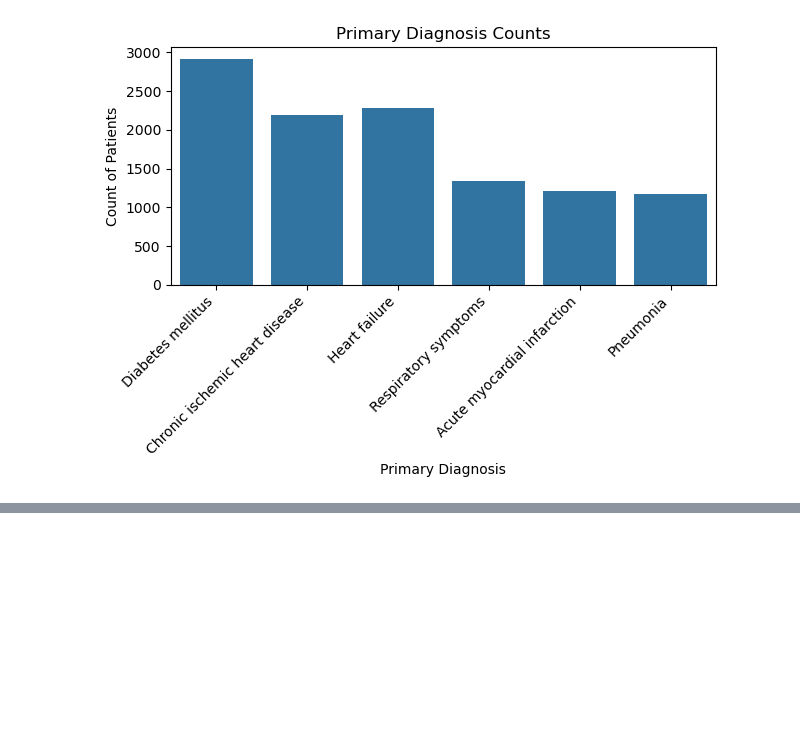
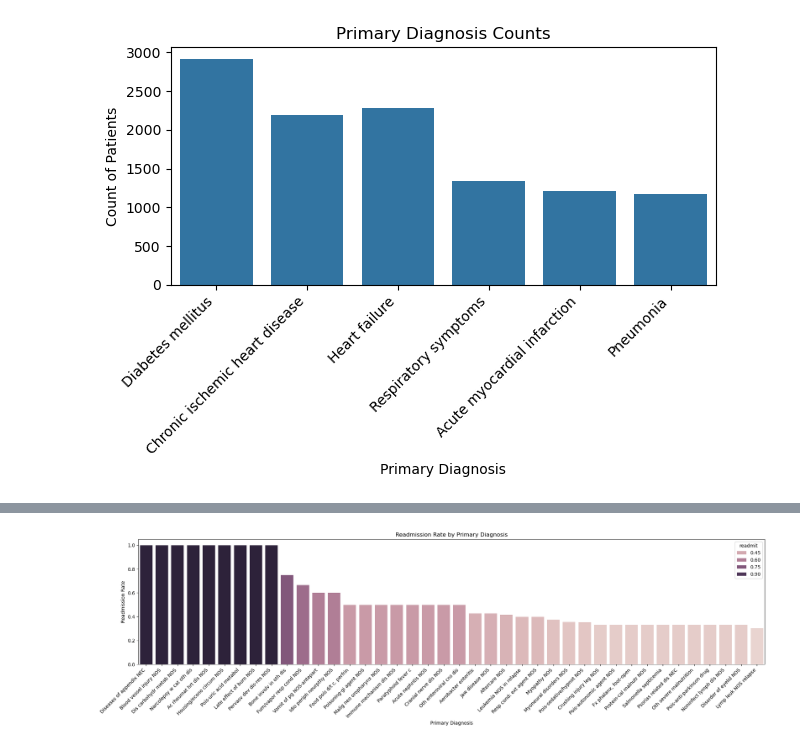
Before and after one commit to tonyinarula/Kaggle-Diabetes, a Jupyter notebook: analysis.ipynb, the cells around one changed output, grey strips where cells are left out. Saved outputs shown, nothing was run; the diff lists cells and outputs as text; code cells hidden in the pictures; blank space fills up the shorter version.

```diff
--- a/analysis.ipynb
+++ b/analysis.ipynb
@@ -411,0 +430,19 @@ plt.tight_layout()
+# %%
+# readmission rates by primary diagnosis
+readmit_rate = df.groupby(['diag_1','diag_1_desc']).apply(
+    lambda x: (x['readmitted'] == '<30').sum() / len(x)
+).sort_values(ascending=False).reset_index(name = 'readmit')
+
+plt.figure(figsize=(20, 6))
+sns.barplot(data = readmit_rate[:40],
+            x = 'diag_1_desc',
+            y = 'readmit',
+            hue = 'readmit')
+
+plt.xticks(rotation = 45, ha = 'right')
+plt.title('Readmission Rate by Primary Diagnosis')
+plt.xlabel('Primary Diagnosis')
+plt.ylabel('Readmission Rate')
+plt.tight_layout()
+# %% [output]
+[figure, added]
```
Also changed, not shown: parts of 8 cells of this notebook.
